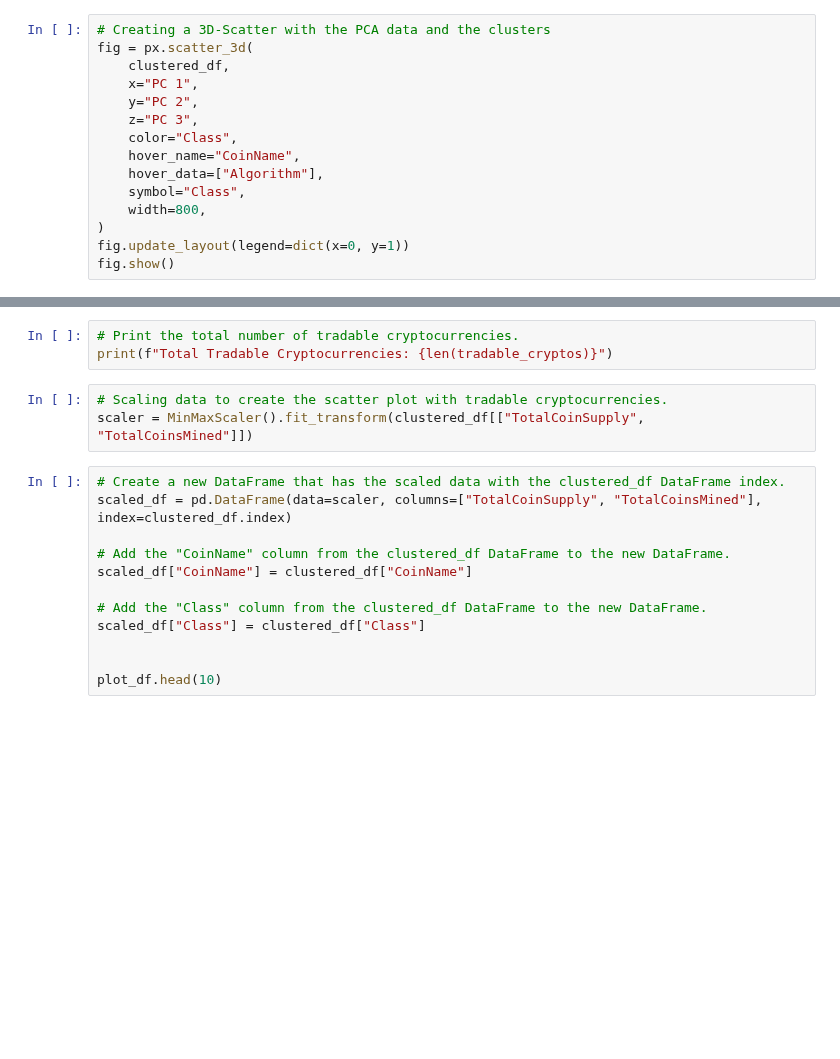
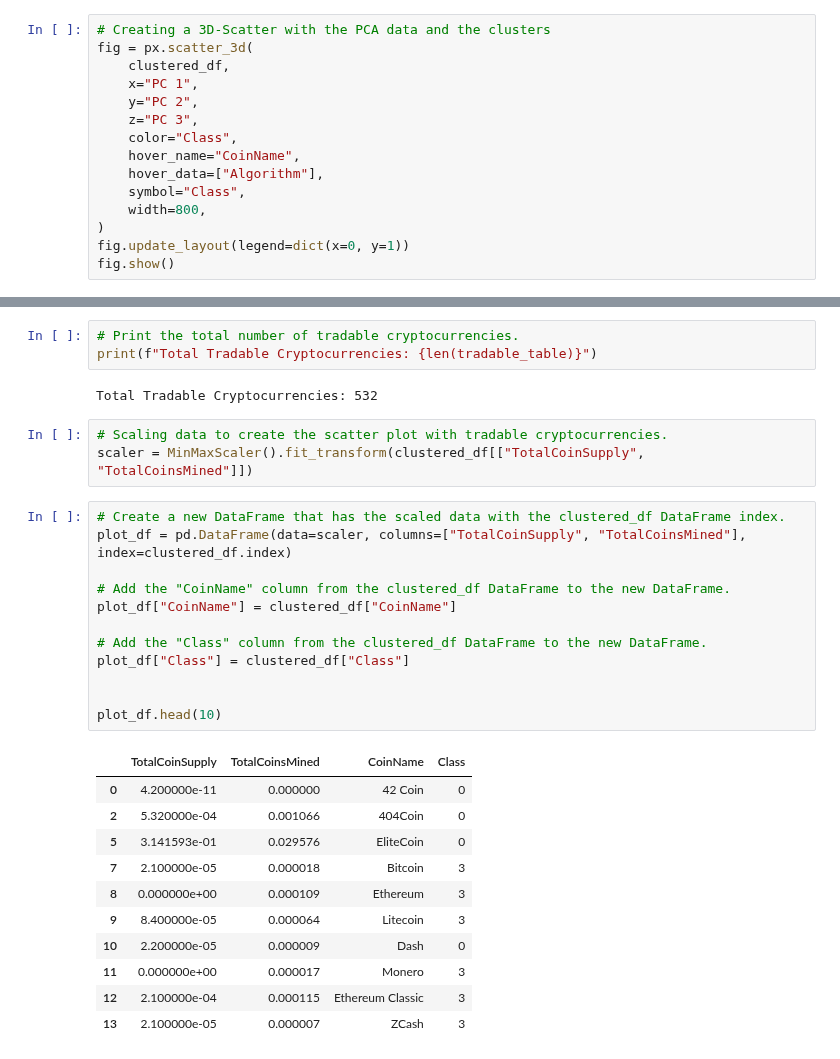
Before and after one commit to vzhang90/Cryptocurrencies, a Jupyter notebook: crypto_clustering.ipynb, the cells around one changed output, grey strips where cells are left out. Drawn from its saved outputs; the diff is of its cells as text; blank space fills up the shorter version.

Commit message:
updating crypto_clustering code

```diff
--- a/crypto_clustering.ipynb
+++ b/crypto_clustering.ipynb
@@ -279,21 +280,35 @@ KeyError: 'IsTrading'
 # %%
 # Print the total number of tradable cryptocurrencies.
-print(f"Total Tradable Cryptocurrencies: {len(tradable_cryptos)}")
+print(f"Total Tradable Cryptocurrencies: {len(tradable_table)}")
+# %% [output]
+Total Tradable Cryptocurrencies: 532
 # %%
 # Scaling data to create the scatter plot with tradable cryptocurrencies.
 scaler = MinMaxScaler().fit_transform(clustered_df[["TotalCoinSupply", "TotalCoinsMined"]])
 # %%
 # Create a new DataFrame that has the scaled data with the clustered_df DataFrame index.
-scaled_df = pd.DataFrame(data=scaler, columns=["TotalCoinSupply", "TotalCoinsMined"], index=clustered_df.index)
+plot_df = pd.DataFrame(data=scaler, columns=["TotalCoinSupply", "TotalCoinsMined"], index=clustered_df.index)
 
 # Add the "CoinName" column from the clustered_df DataFrame to the new DataFrame.
-scaled_df["CoinName"] = clustered_df["CoinName"]
+plot_df["CoinName"] = clustered_df["CoinName"]
 
 # Add the "Class" column from the clustered_df DataFrame to the new DataFrame.
-scaled_df["Class"] = clustered_df["Class"]
+plot_df["Class"] = clustered_df["Class"]
 
 
 plot_df.head(10)
+# %% [output]
+|  | TotalCoinSupply | TotalCoinsMined | CoinName | Class |
+| 0 | 4.200000e-11 | 0.000000 | 42 Coin | 0 |
+| 2 | 5.320000e-04 | 0.001066 | 404Coin | 0 |
+| 5 | 3.141593e-01 | 0.029576 | EliteCoin | 0 |
+| 7 | 2.100000e-05 | 0.000018 | Bitcoin | 3 |
+| 8 | 0.000000e+00 | 0.000109 | Ethereum | 3 |
+| 9 | 8.400000e-05 | 0.000064 | Litecoin | 3 |
+| 10 | 2.200000e-05 | 0.000009 | Dash | 0 |
+| 11 | 0.000000e+00 | 0.000017 | Monero | 3 |
+| 12 | 2.100000e-04 | 0.000115 | Ethereum Classic | 3 |
+| 13 | 2.100000e-05 | 0.000007 | ZCash | 3 |
 # %%
 # Create a hvplot.scatter plot using x="TotalCoinsMined" and y="TotalCoinSupply".
 scaled_df.hvplot.scatter(
```
Also changed, not shown: parts of 6 cells of this notebook.
